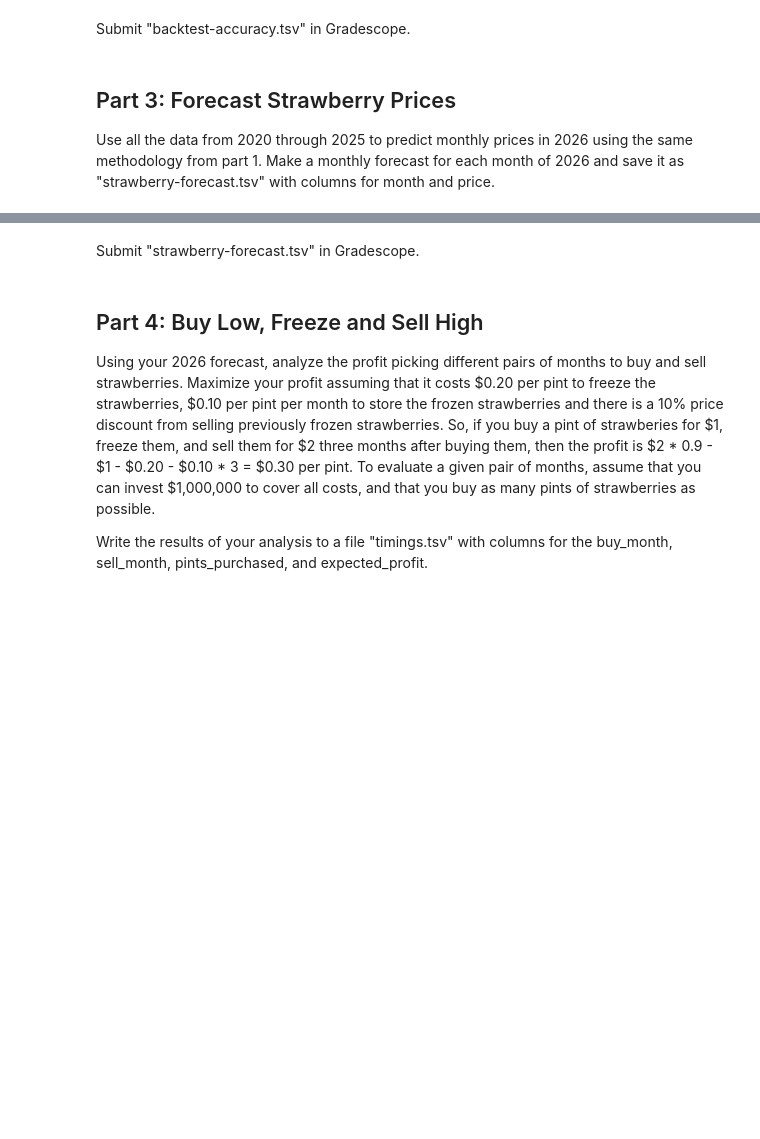
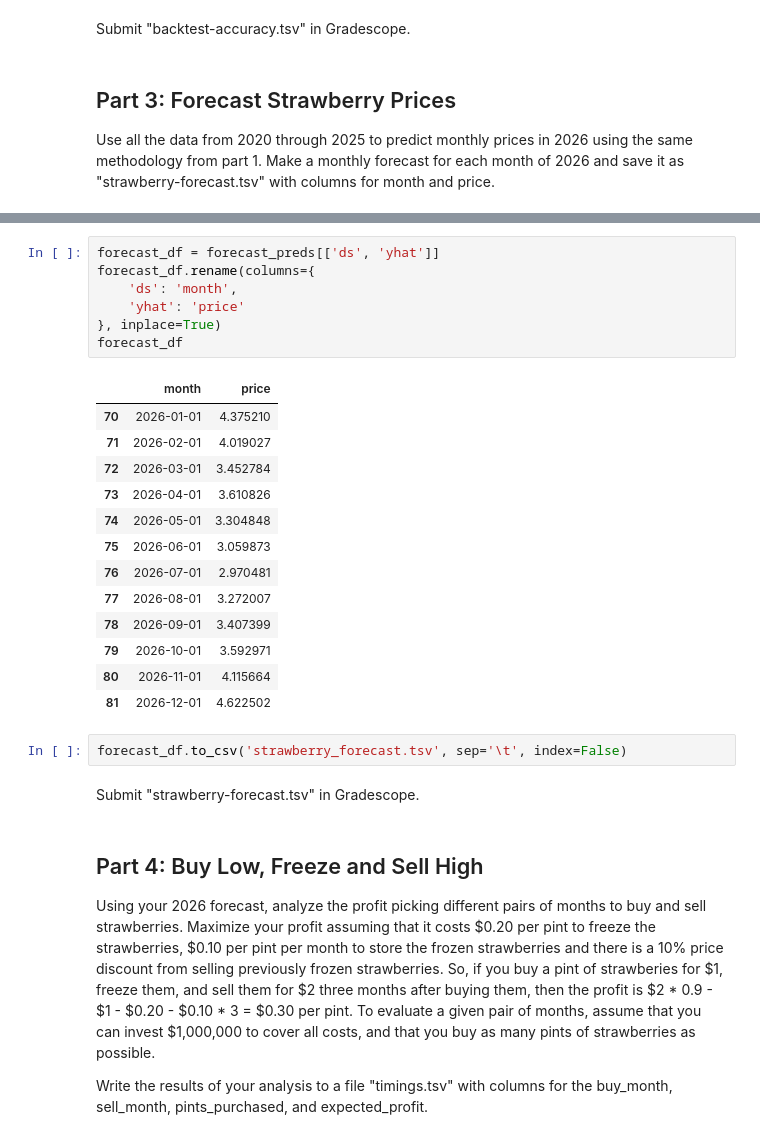
Before and after one commit to calebhadley1/AI_in_the_Field_Coursework, a Jupyter notebook: Week 2/dx704-project-02.ipynb, the cells around one changed output, grey strips where cells are left out. Saved outputs shown, nothing was run; the diff lists cells and outputs as text; blank space fills up the shorter version.

```diff
--- a/Week 2/dx704-project-02.ipynb
+++ b/Week 2/dx704-project-02.ipynb
@@ -369,3 +350,26 @@ Make a monthly forecast for each month of 2026 and save it as "strawberry-foreca
+# %%
+forecast_df = forecast_preds[['ds', 'yhat']]
+forecast_df.rename(columns={
+    'ds': 'month',
+    'yhat': 'price'
+}, inplace=True)
+forecast_df
+# %% [output]
+|  | month | price |
+| 70 | 2026-01-01 | 4.375210 |
+| 71 | 2026-02-01 | 4.019027 |
+| 72 | 2026-03-01 | 3.452784 |
+| 73 | 2026-04-01 | 3.610826 |
+| 74 | 2026-05-01 | 3.304848 |
+| 75 | 2026-06-01 | 3.059873 |
+| 76 | 2026-07-01 | 2.970481 |
+| 77 | 2026-08-01 | 3.272007 |
+| 78 | 2026-09-01 | 3.407399 |
+| 79 | 2026-10-01 | 3.592971 |
+| 80 | 2026-11-01 | 4.115664 |
+| 81 | 2026-12-01 | 4.622502 |
+# %%
+forecast_df.to_csv('strawberry_forecast.tsv', sep='\t', index=False)
 # %% [markdown]
 Submit "strawberry-forecast.tsv" in Gradescope.
 # %% [markdown]
```
Also changed, not shown: parts of 9 cells of this notebook, 1 other file.
